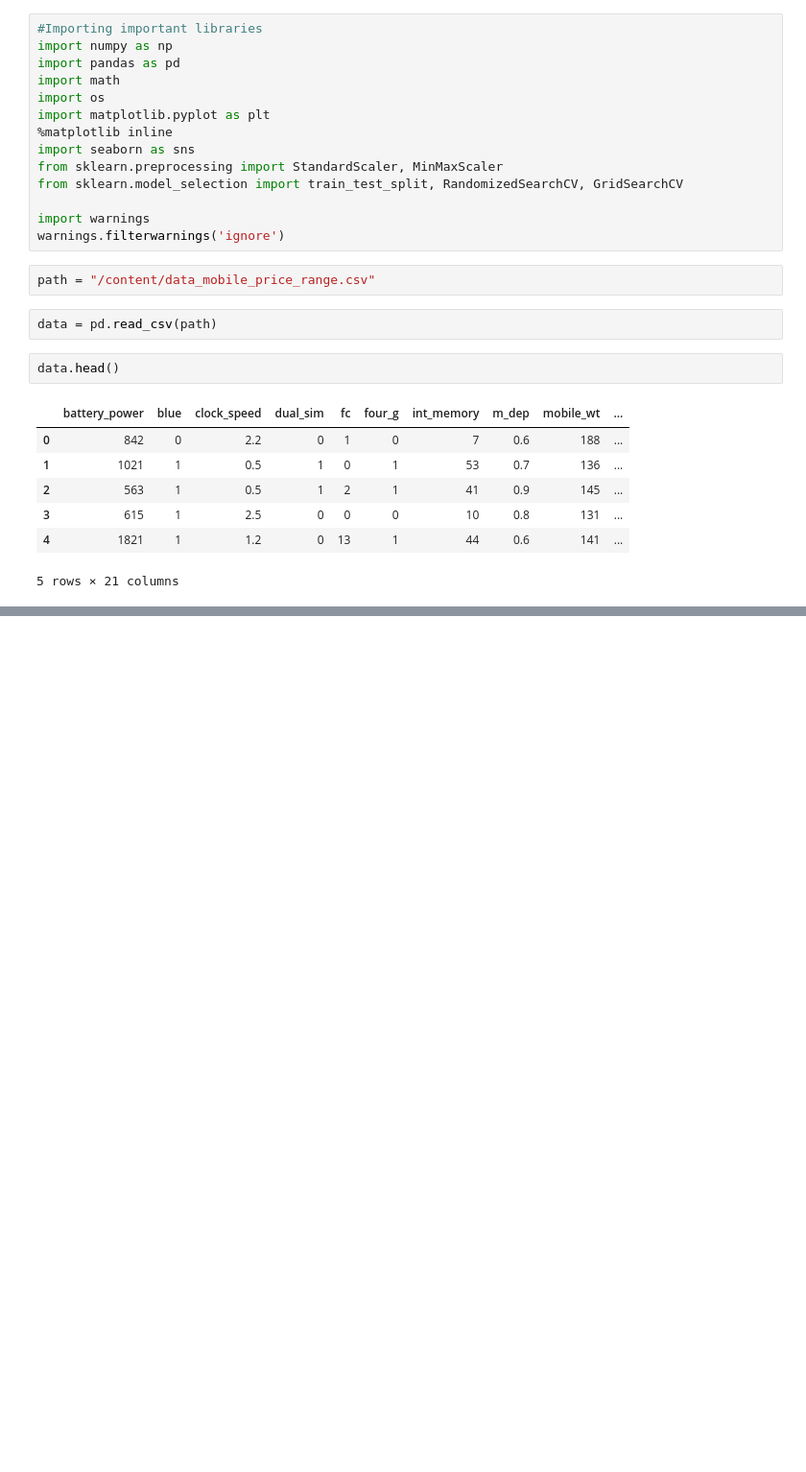
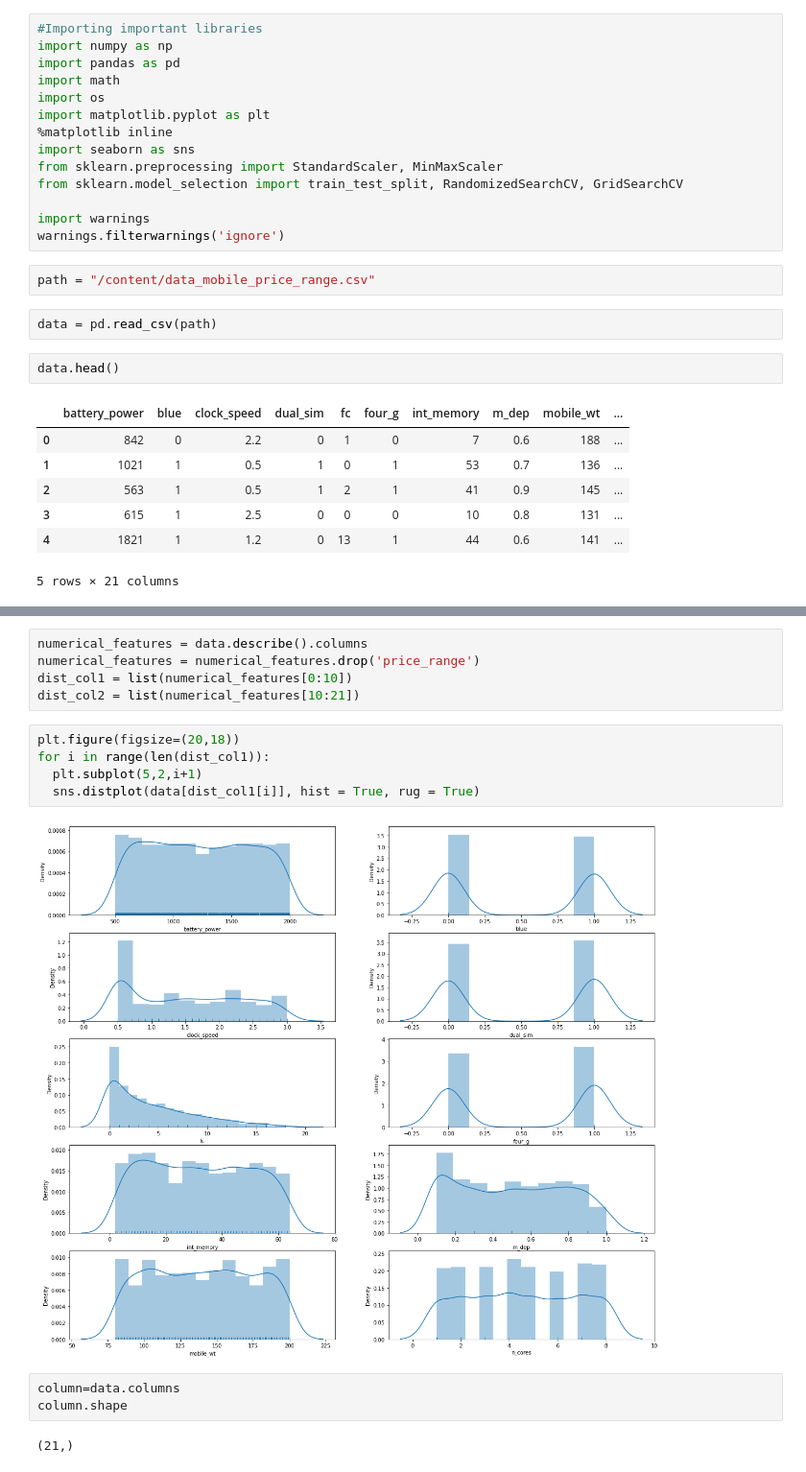
Before and after one commit to SachinSPanchal/Capstone-03-Mobile-Price-Range-Prediction, a Jupyter notebook: Final_Mobile_Price_Range_Prediction.ipynb, the cells around one changed output, grey strips where cells are left out. Shown: that part at 96% size. Drawn from its saved outputs; the diff is of its cells as text; blank space fills up the shorter version.

```diff
--- a/Final_Mobile_Price_Range_Prediction.ipynb
+++ b/Final_Mobile_Price_Range_Prediction.ipynb
@@ -86,0 +193,17 @@ data.head()
+# %%
+numerical_features = data.describe().columns
+numerical_features = numerical_features.drop('price_range')
+dist_col1 = list(numerical_features[0:10])
+dist_col2 = list(numerical_features[10:21])
+# %%
+plt.figure(figsize=(20,18))
+for i in range(len(dist_col1)):
+  plt.subplot(5,2,i+1)
+  sns.distplot(data[dist_col1[i]], hist = True, rug = True)
+# %% [output]
+[figure, added]
+# %%
+column=data.columns
+column.shape
+# %% [output]
+(21,)
```
Also changed, not shown: parts of 20 cells of this notebook.
